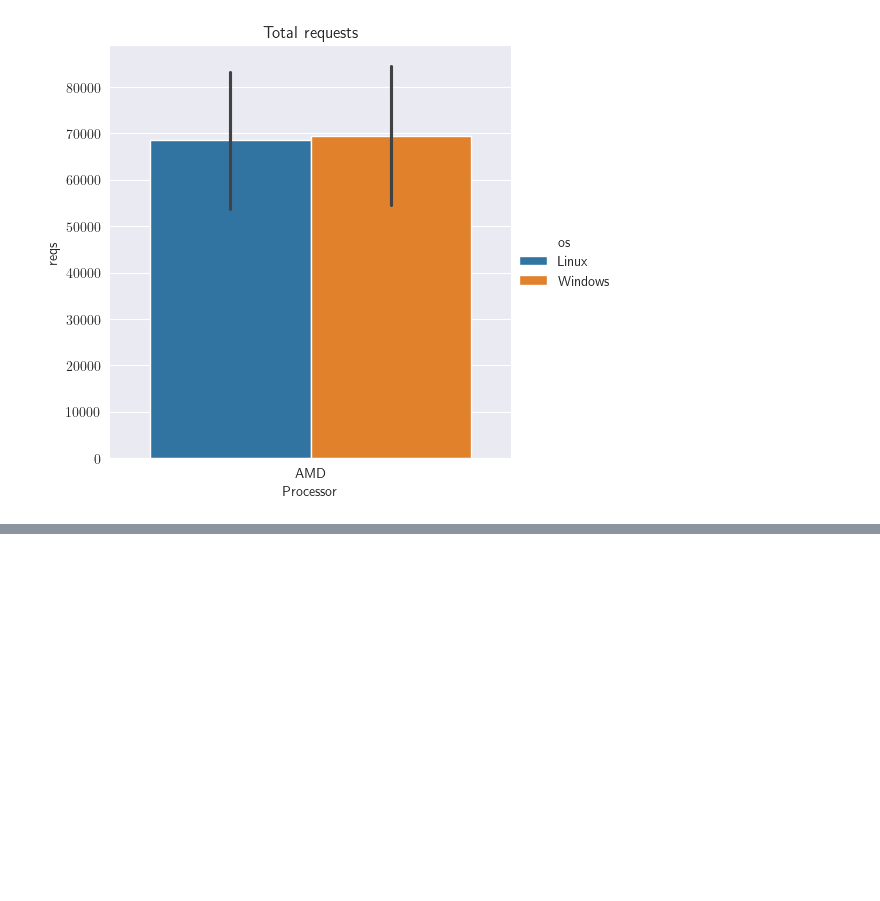
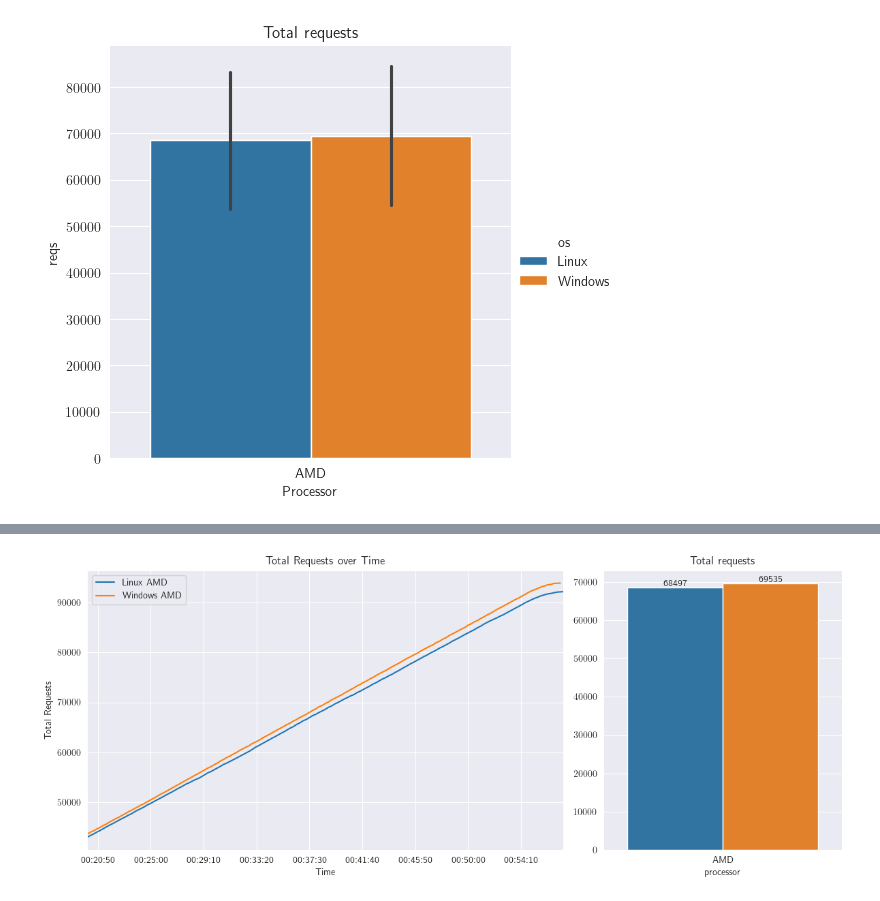
Before and after one commit to epicor-yasuomaidana/metrics-analysis, a Jupyter notebook: Quick Comparison.ipynb, the cells around one changed output, grey strips where cells are left out. Cells and saved outputs as stored; diff of their text form; code cells hidden in the pictures; blank space fills up the shorter version.

```diff
--- a/Quick Comparison.ipynb
+++ b/Quick Comparison.ipynb
@@ -293,0 +326,30 @@ plt.show()
+# %%
+import matplotlib.gridspec as gridspec
+
+fig = plt.figure(figsize=(12, 5))  # Increase width
+gs = gridspec.GridSpec(1, 2, width_ratios=[2, 1])  # 2/3 and 1/3
+
+ax1 = fig.add_subplot(gs[0])
+for name, group in framed.groupby("instance"):
+    group.plot(use_index=True, y="total", label=name, ax=ax1)
+ax1.set_title('Total Requests over Time')
+ax1.set_ylabel('Total Requests')
+
+ax2 = fig.add_subplot(gs[1])
+instances = framed["os"].unique()
+palette = dict(zip(instances, sns.color_palette("tab10", len(instances))))
+sns.barplot(
+    data=framed.reset_index(),
+    x="processor", y="total", hue="os",
+    ax=ax2, palette=palette, errorbar=None,
+    legend=False
+)
+for container in ax2.containers:
+    ax2.bar_label(container, fmt="%.0f")
+ax2.set_title("Total requests")
+ax2.set_ylabel("")
+
+plt.tight_layout()
+plt.show()
+# %% [output]
+[figure, added]
```
Also changed, not shown: parts of 2 cells of this notebook.
